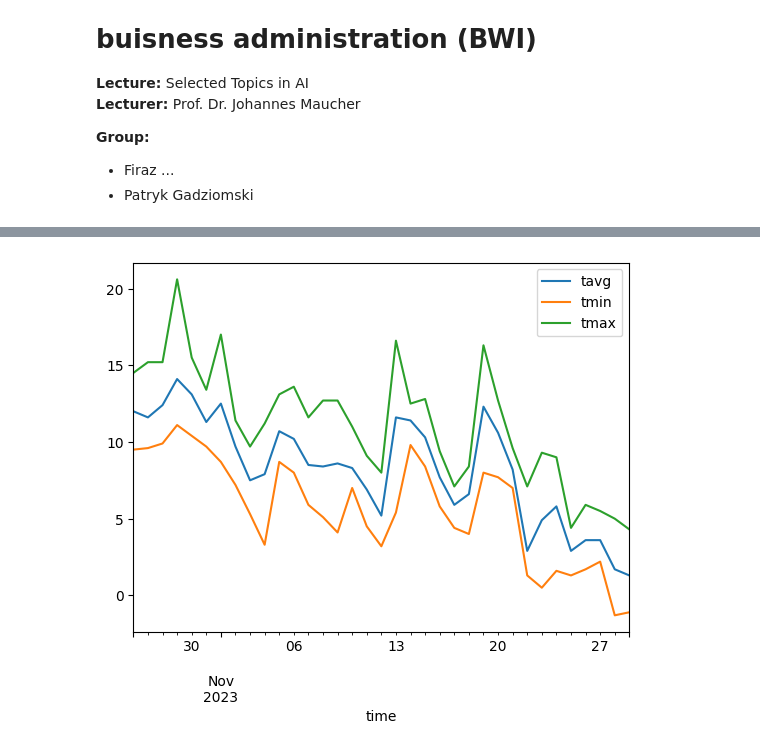
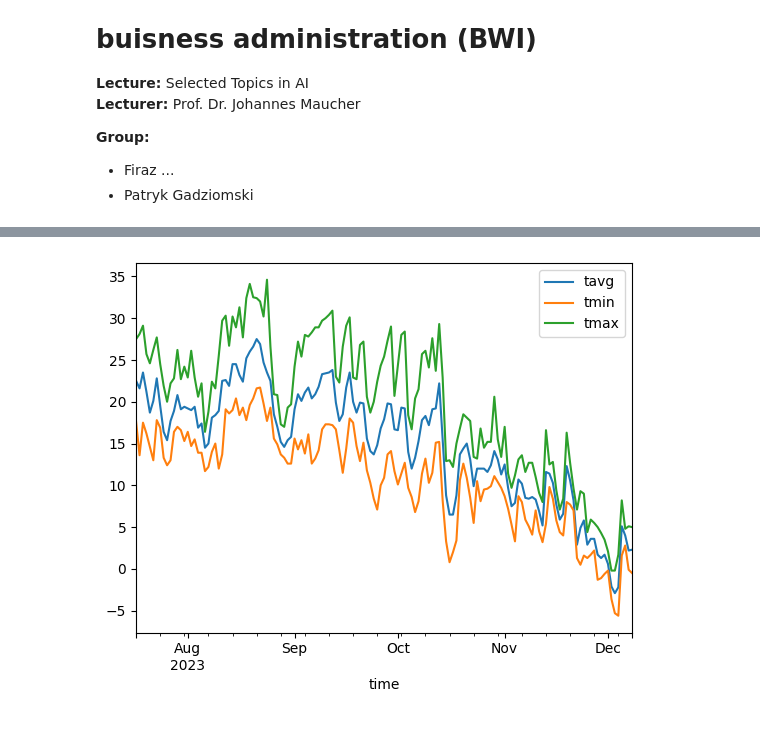
Before and after one commit to PatrykGadziomski/Visitor-prediction, a Jupyter notebook: Project.ipynb, the cells around one changed output, grey strips where cells are left out. Saved outputs shown, nothing was run; the diff lists cells and outputs as text; code cells hidden in the pictures.

Commit message:
added new data to the Excel and updated the weather data

```diff
--- a/Project.ipynb
+++ b/Project.ipynb
@@ -98,33 +96,38 @@ visitor_data
 # %%
+# Get the weather data until today
+today_year = int(str(datetime.today())[0:4])
+today_month = int(str(datetime.today())[5:7])
+today_day = int(str(datetime.today())[8:10])
+
 # get weather data thorught the date
-start = datetime(2023, 10, 26)
-end = datetime(2023, 11, 29)
+start = datetime(2023, 7, 17)
+end = datetime(today_year, today_month, today_day)
 
 # Stuttgart
 location = Point(48.7823200, 9.1770200, 252)
 
 weather_data = Daily(location, start, end)
 weather_data = weather_data.fetch()
 
 """
 time: The date string (format: YYYY-MM-DD)      : String
 tavg: The average air temperature in °C         : Float
 tmin: The minimum air temperature in °C         : Float
 tmax: The maximum air temperature in °C	        : Float
 prcp: The daily precipitation total in mm       : Float
 snow: The maximum snow depth in mm	            : Integer
 wdir: The average wind direction in degrees (°)	: Integer
 wspd: The average wind speed in km/h	        : Float
 wpgt: The peak wind gust in km/h	            : Float
 pres: The average sea-level air pressure in hPa	: Float
 tsun: The daily sunshine total in minutes (m)	: Integer
 """
 weather_data
 
 weather_data.plot(y=['tavg', 'tmin', 'tmax'])
 plt.show()
 # %% [output]
-[figure, old version]
+[figure, new version]
 # %%
 # merge data frames
 joined_df = visitor_data.merge(
```
Also changed, not shown: parts of 6 cells of this notebook, 1 other file.
